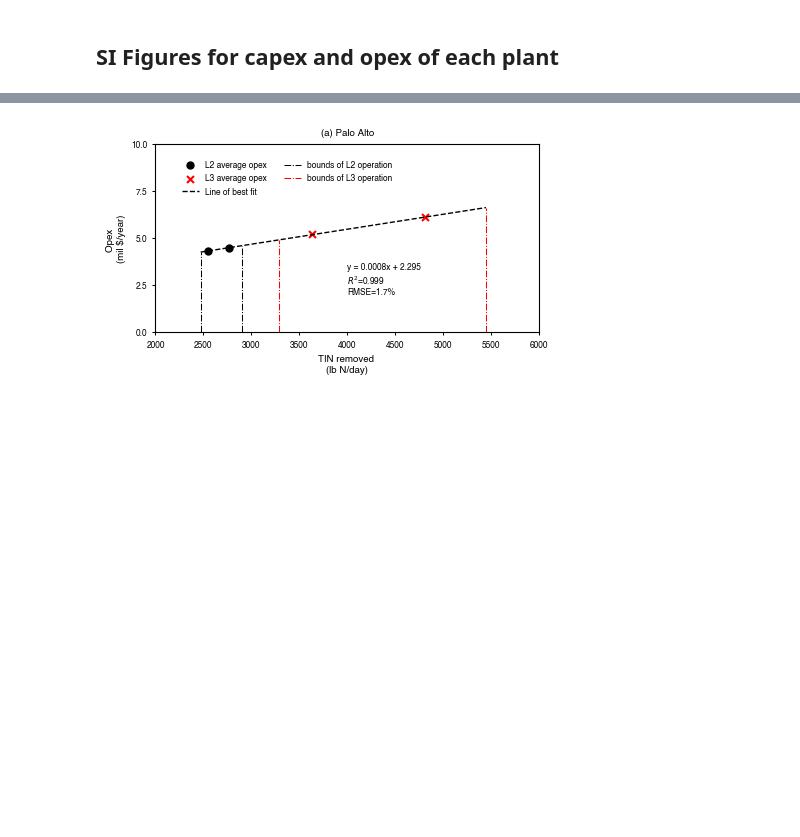
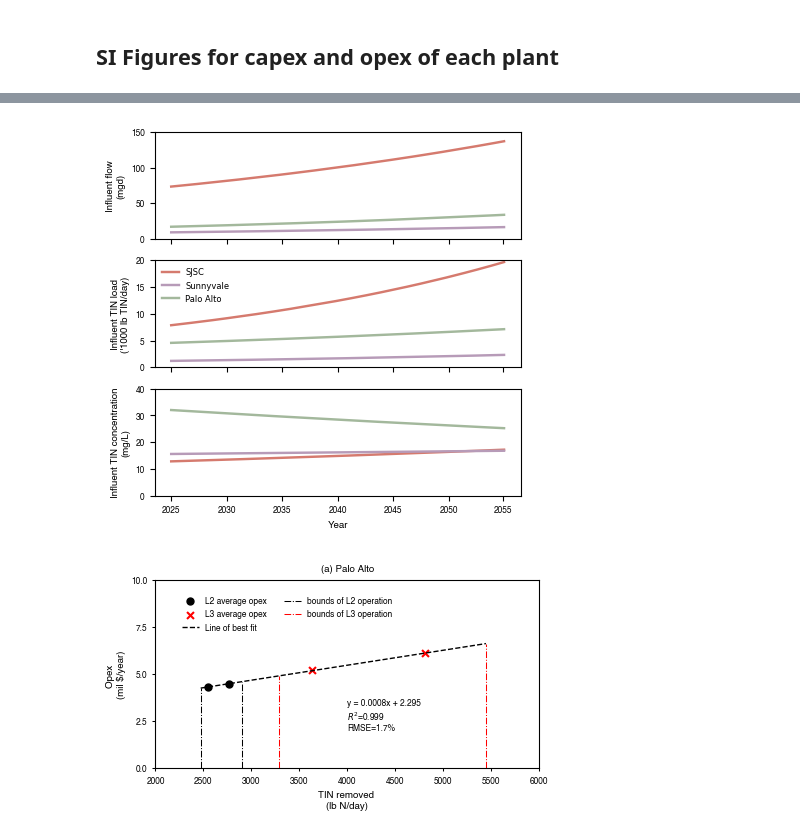
Before and after one commit to we3lab/Cap_Expansion_Model_SFBay, a Jupyter notebook: Jupyter_Scripts_for_Figures/SI_Fig.ipynb, the cells around one changed output, grey strips where cells are left out. Cells and saved outputs as stored; diff of their text form; code cells hidden in the pictures; blank space fills up the shorter version.

```diff
--- a/Jupyter_Scripts_for_Figures/SI_Fig.ipynb
+++ b/Jupyter_Scripts_for_Figures/SI_Fig.ipynb
@@ -119,0 +123,86 @@ ax[2].set_xticklabels([year.strftime('%Y') for year in years], **hfont_ticks)
+# %%
+colors_WWTP = {'SJSC': '#D57A6E', 'Sunnyvale': '#B79BB8', 'Palo Alto': '#A3B89C'}
+colors_L = {'L3': '#726DA8', 'L2': '#484538', 'SS': '#CAD49D', 'L2upg3': '#EB5E28'}
+hfont = {'fontname':'Helvetica', 'size':7}
+hfont_ticks = {'fontname':'Helvetica', 'size':6}
+leg_size = 6
+line_wid = 0.75
+bord_wid = 2
+
+lab = ['(a)', '(b)', '(c)']
+eq_tag = 'exponential'
+
+#def plot_projected_flow(WWTP, i, dfs_result_flow):
+WWTP = 'Palo Alto'
+WWTPs = ['SJSC', 'Sunnyvale', 'Palo Alto']
+fig, ax = plt.subplots(3,1, figsize=(120/25.4, 120/25.4))
+
+for WWTP in WWTPs:
+    #create a monthly time series from 2025 to 2055 with datetime format
+    df_w = LSB[LSB['Abbreviation'] == WWTP]
+    monthly_dates = pd.date_range(start='2025-05-01', end='2055-05-01', freq='MS')
+    months = np.arange(0, len(monthly_dates))
+    years_plot = [df.Datetime[t] for t in range(0, len(df.Datetime), 5*12)] + [pd.to_datetime('2055-04-01')]
+    years = np.arange(monthly_dates[0].year, monthly_dates[-1].year+1, 1)
+    lbNpermgd_to_mgNperL = 0.119804668
+
+    load_current = df_w.Average_TIN_Dry_ECHO_current.item()* 2.204623 # convert from kg N/day to lb N/day
+    load_projected = df_w["Average_TIN_Dry_BACWA_projected (lb N/day)"].item()
+    flow_current = df_w.Average_Flow_Dry_ECHO_current.item()
+    flow_projected = df_w.Average_Flow_Dry_BACWA_projected.item()
+
+    if eq_tag == 'linear':
+        # fit linear series to load and flow data
+        z = np.polyfit([months[0], months[-1]], [load_current, load_projected], 1)
+        m, b = z[0], z[1]
+        z_flow = np.polyfit([months[0], months[-1]], [flow_current, flow_projected], 1)
+        m_flow, b_flow = z_flow[0], z_flow[1]
+        load_series = m * months + b
+        flow_series = m_flow * months + b_flow
+        conc_series = (load_series)/flow_series * lbNpermgd_to_mgNperL
+
+    if eq_tag == 'exponential':
+        growth_rate_load_annual = (load_projected / load_current)**(1/len(years)) - 1
+        growth_rate_flow_annual = (flow_projected / flow_current)**(1/len(years)) - 1
+        growth_rate_load = (load_projected / load_current)**(1/len(months)) - 1
+        growth_rate_flow = (flow_projected / flow_current)**(1/len(months)) - 1
+        print(f'Annual growth rate load: {growth_rate_load_annual*100:.2f}%, Annual growth rate flow: {growth_rate_flow_annual*100:.2f}%')
+        print(f'Monthly growth rate load: {growth_rate_load*100:.2f}%, Monthly growth rate flow: {growth_rate_flow*100:.2f}%')
+
+        load_series = load_current * (1 + growth_rate_load)**(months)
+        flow_series = flow_current * (1 + growth_rate_flow)**(months)
+        conc_series = (load_series)/flow_series * lbNpermgd_to_mgNperL
+
+    ax[0].plot(monthly_dates, flow_series, color=colors_WWTP[WWTP], linewidth=line_wid+1)
+    ax[1].plot(monthly_dates, load_series/1000, color=colors_WWTP[WWTP], linewidth=line_wid+1)
+    ax[2].plot(monthly_dates, conc_series, color=colors_WWTP[WWTP], linewidth=line_wid+1)
+
+
+
+# Plot influent flow
+ax[0].set_ylim(0,150)
+ax[0].set_ylabel('Influent flow\n(mgd)', **hfont)
+ax[0].set_yticks([0, 50, 100, 150])
+ax[0].set_yticklabels(['0', '50', '100', '150'], **hfont_ticks)
+ax[0].set_xticks(years_plot)
+ax[0].set_xticklabels([], **hfont_ticks)
+
+
+# Plot projected mass flow
+ax[1].set_ylim(0, 20)
+ax[1].set_ylabel("Influent TIN load\n('1000 lb TIN/day)", **hfont)
+ax[1].set_yticks([0, 5, 10, 15, 20])
+ax[1].set_yticklabels(['0', '5', '10', '15', '20'], **hfont_ticks)
+ax[1].set_xticks(years_plot)
+ax[1].set_xticklabels([], **hfont_ticks)
+ax[1].legend(WWTPs, fontsize=leg_size, frameon=False, loc='upper left')
+
+# plot projected TIN concentration
+ax[2].set_ylim(0, 40)
+ax[2].set_yticks([0, 10, 20, 30, 40])
+ax[2].set_yticklabels(['0', '10', '20', '30', '40'], **hfont_ticks)
+ax[2].set_ylabel('Influent TIN concentration\n(mg/L)', **hfont)
+ax[2].set_xlabel('Year', **hfont)
+ax[2].set_xticks(years_plot)
+ax[2].set_xticklabels([year.strftime('%Y') for year in years_plot], **hfont_ticks)
+# %% [output]
@@ -120,3 +222,4 @@ ax[2].set_xticklabels([year.strftime('%Y') for year in years], **hfont_ticks)
+[figure, added]
 # %%
 colors = {'L3': '#726DA8', 'L2': '#484538', 'SS': '#CAD49D', 'L2upg3': '#EB5E28'}
 hfont = {'fontname':'Helvetica', 'size':7}
```
Also changed, not shown: parts of 6 cells of this notebook.
